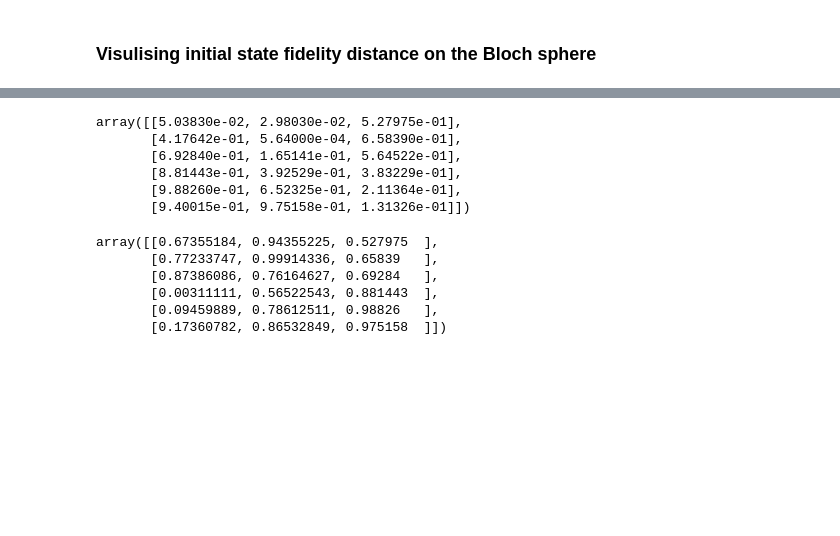
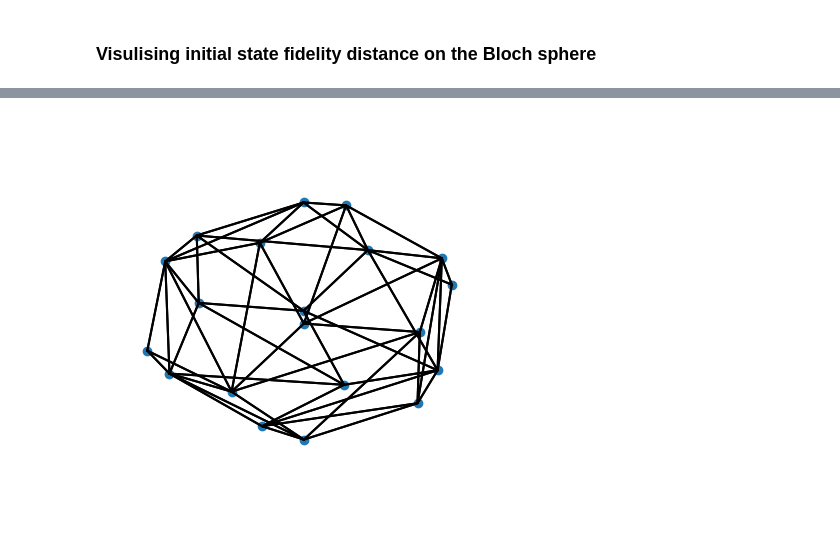
Before and after one commit to zpopovych/OQSID-thesis, a Jupyter notebook: 20_Init_States_on_Bloch.ipynb, the cells around one changed output, grey strips where cells are left out. Cells and saved outputs as stored; diff of their text form; code cells hidden in the pictures; blank space fills up the shorter version.

```diff
--- a/20_Init_States_on_Bloch.ipynb
+++ b/20_Init_States_on_Bloch.ipynb
@@ -131,2 +104,0 @@ df = pd.read_pickle("fidelity_tests_D20.pkl")
-# %%
-fig = bloch_in_grid(init_rhos, fid_distances, df, palette="plasma")
@@ -141,18 +105,39 @@ colours = plt.cm.plasma(np.linspace(0, 1, 6))[:, :3]
-# %%
-colours
-# %% [output]
-array([[5.03830e-02, 2.98030e-02, 5.27975e-01],
-       [4.17642e-01, 5.64000e-04, 6.58390e-01],
-       [6.92840e-01, 1.65141e-01, 5.64522e-01],
-       [8.81443e-01, 3.92529e-01, 3.83229e-01],
-       [9.88260e-01, 6.52325e-01, 2.11364e-01],
-       [9.40015e-01, 9.75158e-01, 1.31326e-01]])
-# %%
-mpl.colors.rgb_to_hsv(colours)
-# %% [output]
-array([[0.67355184, 0.94355225, 0.527975  ],
-       [0.77233747, 0.99914336, 0.65839   ],
-       [0.87386086, 0.76164627, 0.69284   ],
-       [0.00311111, 0.56522543, 0.881443  ],
-       [0.09459889, 0.78612511, 0.98826   ],
-       [0.17360782, 0.86532849, 0.975158  ]])
+# %%
+from mpl_toolkits.mplot3d.art3d import Poly3DCollection
+from scipy.spatial import ConvexHull
+
+def plot_convex_hull(points):
+    hull = ConvexHull(points)
+    fig = plt.figure()
+    ax = fig.add_subplot(111, projection='3d')
+
+    # Plot vertices
+    ax.plot(points[:, 0], points[:, 1], points[:, 2], 'o')
+
+    # Plot faces
+    for simplex in hull.simplices:
+        s = hull.points[simplex]
+        s = np.vstack((s, s[0]))
+        ax.plot(s[:, 0], s[:, 1], s[:, 2], "k-")
+    #faces = Poly3DCollection([hull.points[simplex] for simplex in hull.simplices], alpha=0.5)
+    #faces.set_facecolor('c')
+    #ax.add_collection3d(faces)
+    #ax.setxlims(-1,1)
+    a=0.7
+    ax.set_xlim((-a,a))
+    ax.set_ylim((-a,a))
+    ax.set_zlim((-a,a))
+    ax.grid(False)
+    ax.axis('off')
+    return fig
+# %%
+p = []
+for i in range(20):
+    xp, yp, zp = bloch_vector(init_rhos[i]).tolist()
+    p.append([xp, yp, zp])
+fig = plot_convex_hull(np.array(p))
+fig.set_figwidth(5)
+fig.set_figheight(5)
+fig.savefig('Dodecahedron.pdf', bbox_inches='tight')
+# %% [output]
+[figure, added]
```
Also changed, not shown: parts of 13 cells of this notebook, 2 other files.
